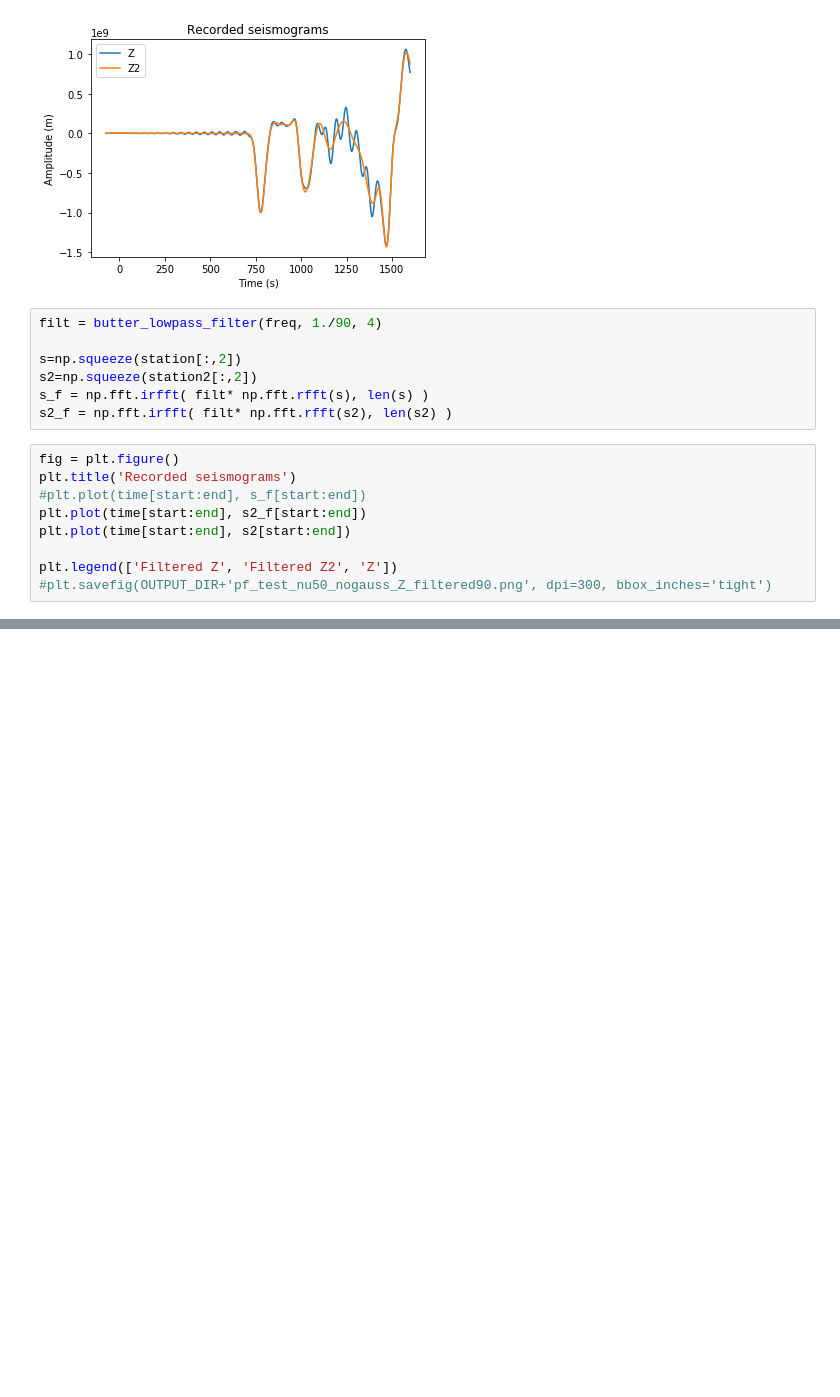
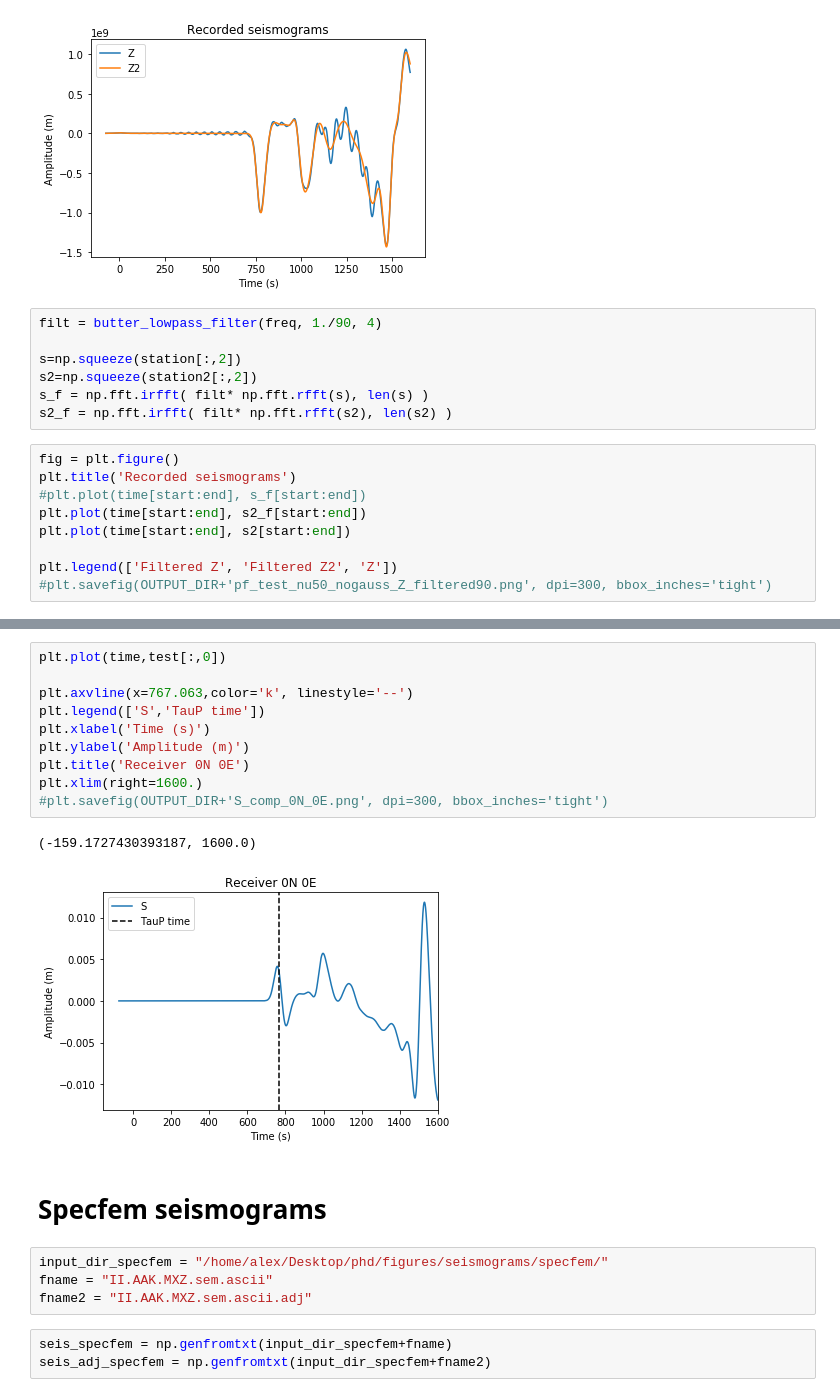
Before and after one commit to AlexSzen/private_Axisem3D, a Jupyter notebook: AxiSEM3D/python_scripts/plot_seismograms_netcdf.ipynb, the cells around one changed output, grey strips where cells are left out. Cells and saved outputs as stored; diff of their text form; blank space fills up the shorter version.

```diff
--- a/AxiSEM3D/python_scripts/plot_seismograms_netcdf.ipynb
+++ b/AxiSEM3D/python_scripts/plot_seismograms_netcdf.ipynb
@@ -132,0 +153,22 @@ plt.legend(['Filtered Z', 'Filtered Z2', 'Z'])
+# %%
+plt.plot(time,test[:,0])
+
+plt.axvline(x=767.063,color='k', linestyle='--')
+plt.legend(['S','TauP time'])
+plt.xlabel('Time (s)')
+plt.ylabel('Amplitude (m)')
+plt.title('Receiver 0N 0E')
+plt.xlim(right=1600.)
+#plt.savefig(OUTPUT_DIR+'S_comp_0N_0E.png', dpi=300, bbox_inches='tight')
+# %% [output]
+(-159.1727430393187, 1600.0)
+[figure, added]
+# %% [markdown]
+# Specfem seismograms
+# %%
+input_dir_specfem = "/home/alex/Desktop/phd/figures/seismograms/specfem/"
+fname = "II.AAK.MXZ.sem.ascii"
+fname2 = "II.AAK.MXZ.sem.ascii.adj"
+# %%
+seis_specfem = np.genfromtxt(input_dir_specfem+fname)
+seis_adj_specfem = np.genfromtxt(input_dir_specfem+fname2)
```
Also changed, not shown: parts of 11 cells of this notebook, 4 other files.
